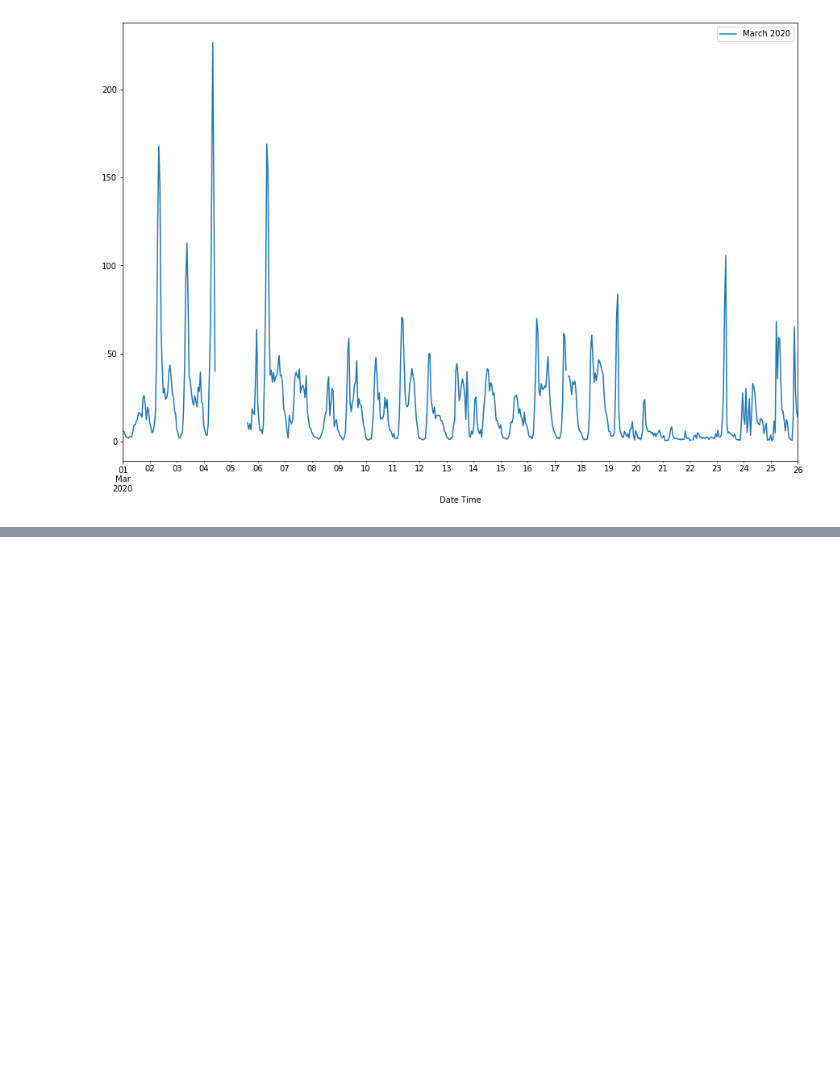
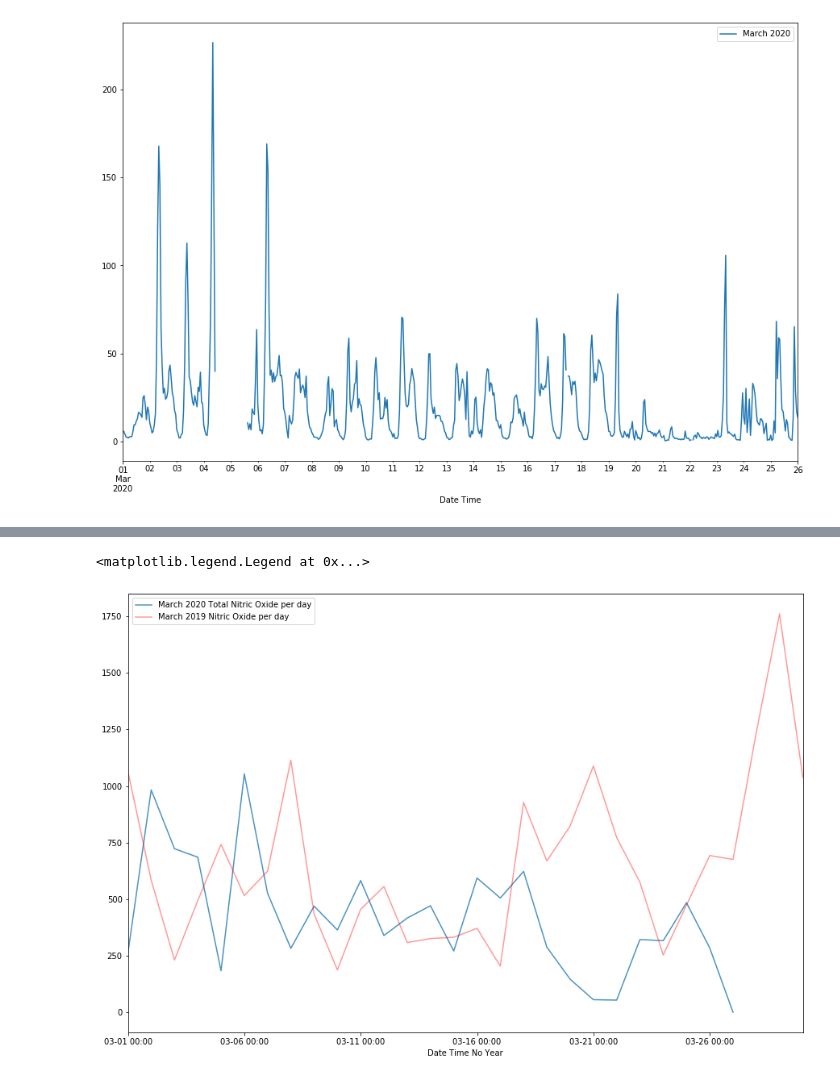
Before and after one commit to productivityboyz/Air-Pollution-Project, a Jupyter notebook: Derby Air Pollution.ipynb, the cells around one changed output, grey strips where cells are left out. Cells and saved outputs as stored; diff of their text form; code cells hidden in the pictures; blank space fills up the shorter version.

Commit message:
Resampled March data by day

```diff
--- a/Derby Air Pollution.ipynb
+++ b/Derby Air Pollution.ipynb
@@ -299,21 +296,26 @@ end_date = '03-31'
 # %%
+start_date = '03-01'
+end_date = '03-31'
+
 mask = (df_2020['Date Time No Year'] > start_date) & (df_2020['Date Time No Year'] <= end_date)
 df_2020_mar = df_2020.loc[mask]
+df_2020_mar2 = df_2020_mar.copy() # making a copy with the year still present for resampling
 df_2020_mar.index = df_2020_mar['Date Time No Year'] # getting rid of date time so there's no year to confuse it
 
 mask = (df_2019['Date Time No Year'] > start_date) & (df_2019['Date Time No Year'] <= end_date)
 df_2019_mar = df_2019.loc[mask]
+df_2019_mar2 = df_2019_mar.copy() # making a copy with the year still present for resampling
 df_2019_mar.index = df_2019_mar['Date Time No Year'] # getting rid of date time so there's no year to confuse it
-
-
 
 mask = (df_2018['Date Time No Year'] > start_date) & (df_2018['Date Time No Year'] <= end_date)
 df_2018_mar = df_2018.loc[mask]
+df_2018_mar2 = df_2018_mar.copy() # making a copy with the year still present for resampling
 df_2018_mar.index = df_2018_mar['Date Time No Year'] # getting rid of date time so there's no year to confuse it
 
 
 mask = (df_2017['Date Time No Year'] > start_date) & (df_2017['Date Time No Year'] <= end_date)
 df_2017_mar = df_2017.loc[mask]
+df_2017_mar2 = df_2017_mar.copy() # making a copy with the year still present for resampling
 df_2017_mar.index = df_2017_mar['Date Time No Year'] # getting rid of date time so there's no year to confuse it
 # %%
 plt.figure(figsize=(16, 16))
@@ -356,0 +359,21 @@ ax.legend(['March 2020','March 2019'])
+# %%
+# resampling
+df_2020_mar_day =df_2020_mar2.resample('D').sum()
+df_2020_mar_day['Date Time No Year'] = df_2020_mar_day.index.strftime('%m-%d %H:%M')
+df_2020_mar_day_noyear = df_2020_mar_day.copy()
+df_2020_mar_day_noyear.index = df_2020_mar_day_noyear['Date Time No Year'] # getting rid of date time so there's no year to confuse it
+
+df_2019_mar_day =df_2019_mar2.resample('D').sum()
+df_2019_mar_day['Date Time No Year'] = df_2019_mar_day.index.strftime('%m-%d %H:%M')
+df_2019_mar_day_noyear = df_2019_mar_day.copy()
+df_2019_mar_day_noyear.index = df_2019_mar_day_noyear['Date Time No Year'] # getting rid of date time so there's no year to confuse it
+
+df_2018_mar_day =df_2018_mar2.resample('D').sum()
+df_2018_mar_day['Date Time No Year'] = df_2018_mar_day.index.strftime('%m-%d %H:%M')
+df_2018_mar_day_noyear = df_2018_mar_day.copy()
+df_2018_mar_day_noyear.index = df_2018_mar_day_noyear['Date Time No Year'] # getting rid of date time so there's no year to confuse it
+
+df_2017_mar_day =df_2017_mar2.resample('D').sum()
+df_2017_mar_day['Date Time No Year'] = df_2017_mar_day.index.strftime('%m-%d %H:%M')
+df_2017_mar_day_noyear = df_2017_mar_day.copy()
+df_2017_mar_day_noyear.index = df_2017_mar_day_noyear['Date Time No Year'] # getting rid of date time so there's no year to confuse it
@@ -356,0 +399,10 @@ ax.legend(['March 2020','March 2019'])
+# %%
+fig, ax = subplots()
+
+df_2020_mar_day_noyear['Nitric oxide'].plot(figsize=(15,10),ax=ax,alpha=0.8)
+ax.legend(['March 2020 Total Nitric Oxide per day'])
+df_2019_mar_day_noyear['Nitric oxide'].plot(figsize=(15,10),ax=ax,alpha=0.4,color='red',ls='-')
+ax.legend(['March 2020 Total Nitric Oxide per day','March 2019 Nitric Oxide per day'])
+# %% [output]
+<matplotlib.legend.Legend at 0x...>
+[figure, added]
```
Also changed, not shown: parts of 5 cells of this notebook, 1 other file.
